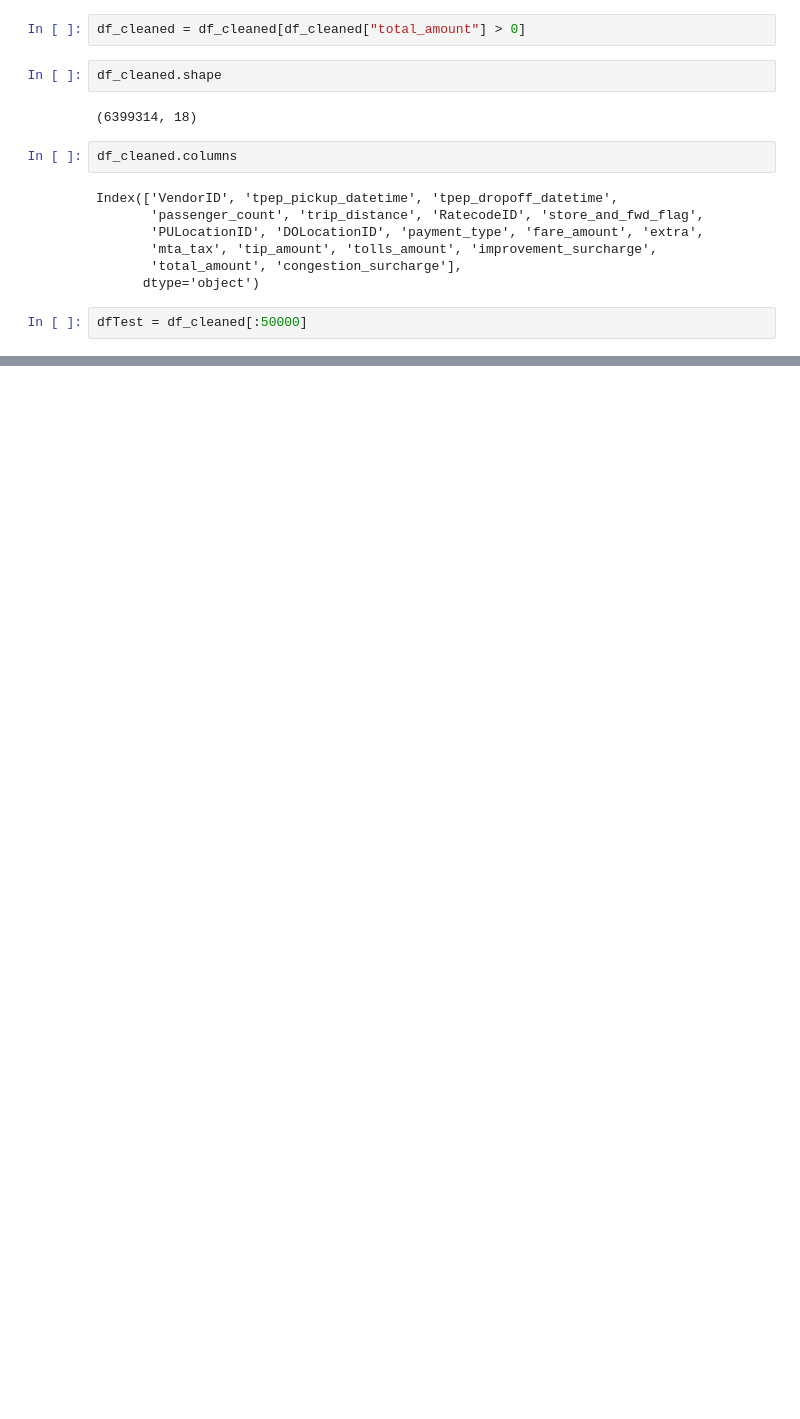
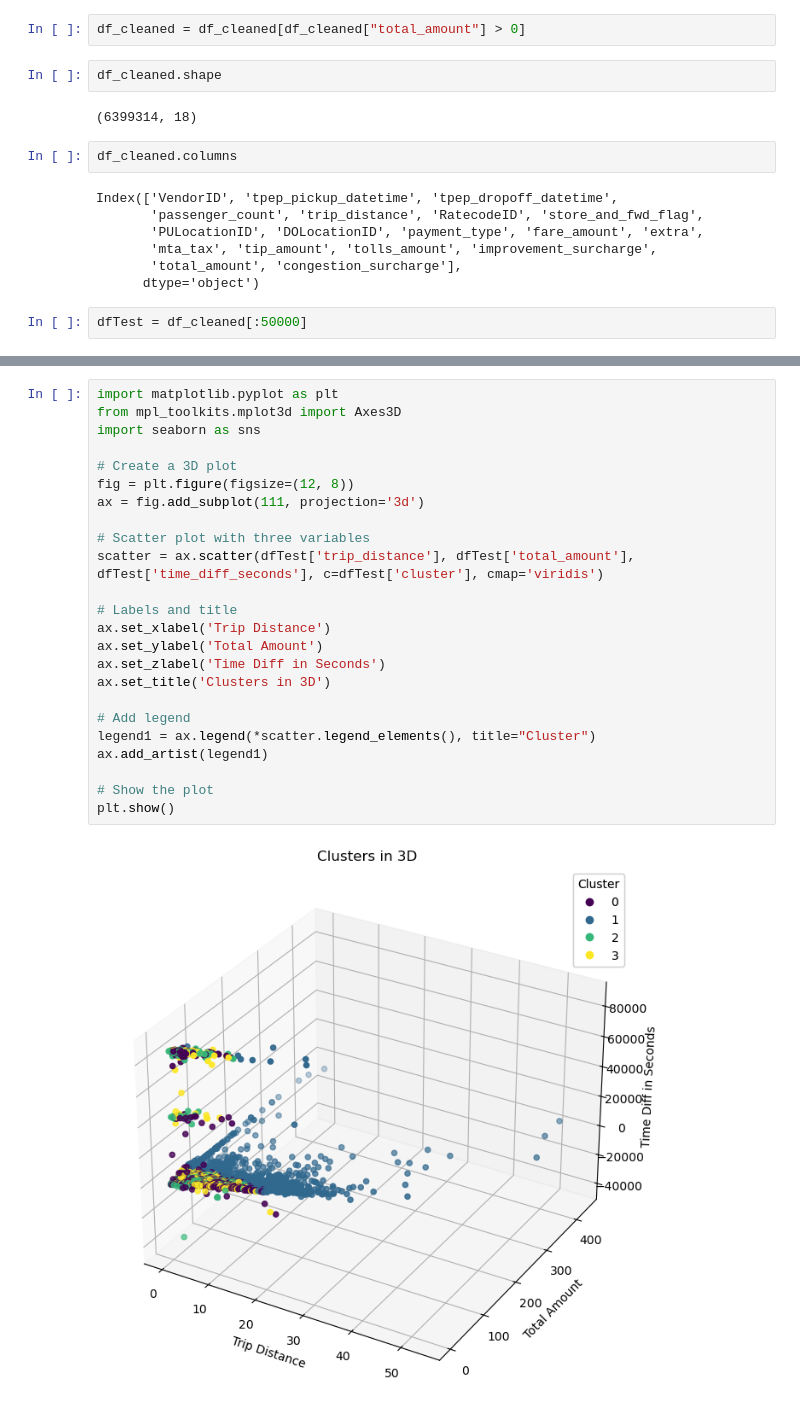
Before and after one commit to MaelGalliou/Project-Data-Integration, a Jupyter notebook: ml2.ipynb, the cells around one changed output, grey strips where cells are left out. Cells and saved outputs as stored; diff of their text form; blank space fills up the shorter version.

```diff
--- a/ml2.ipynb
+++ b/ml2.ipynb
@@ -131,0 +181,26 @@ dfTest[dfTest["trip_distance"] == dfTest["trip_distance"].max()].head()
+# %%
+import matplotlib.pyplot as plt
+from mpl_toolkits.mplot3d import Axes3D
+import seaborn as sns
+
+# Create a 3D plot
+fig = plt.figure(figsize=(12, 8))
+ax = fig.add_subplot(111, projection='3d')
+
+# Scatter plot with three variables
+scatter = ax.scatter(dfTest['trip_distance'], dfTest['total_amount'], dfTest['time_diff_seconds'], c=dfTest['cluster'], cmap='viridis')
+
+# Labels and title
+ax.set_xlabel('Trip Distance')
+ax.set_ylabel('Total Amount')
+ax.set_zlabel('Time Diff in Seconds')
+ax.set_title('Clusters in 3D')
+
+# Add legend
+legend1 = ax.legend(*scatter.legend_elements(), title="Cluster")
+ax.add_artist(legend1)
+
+# Show the plot
+plt.show()
+# %% [output]
+[figure, added]
```
Also changed, not shown: parts of 15 cells of this notebook.
